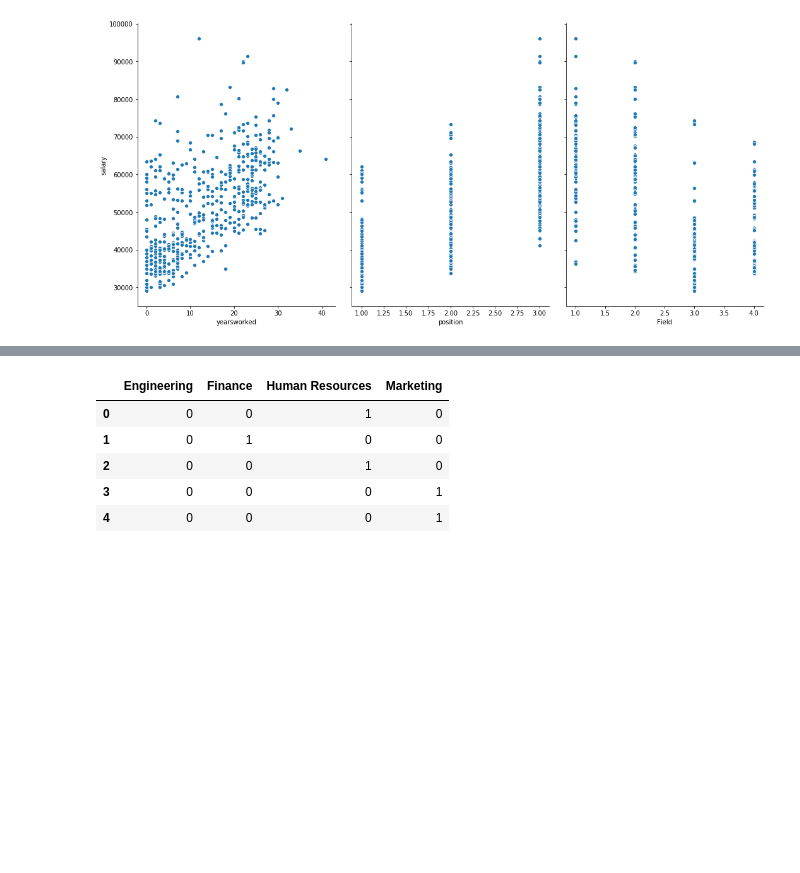
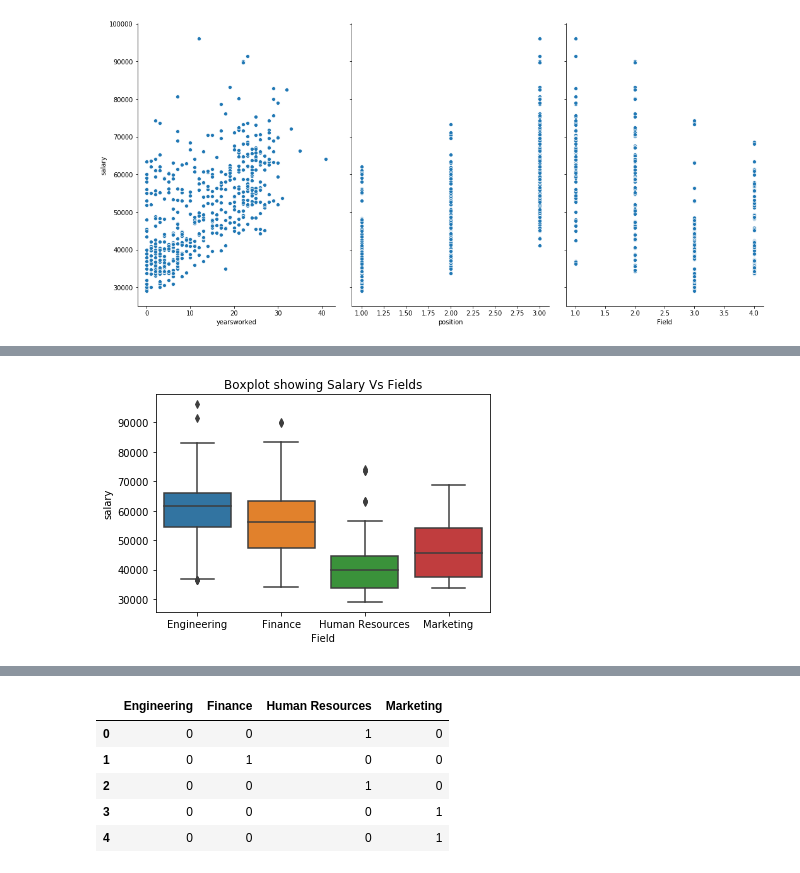
Before and after one commit to PhumlaniKubeka/MultivariateLinearRegression, a Jupyter notebook: MultiivariateLinearRegression.ipynb, the cells around one changed output, grey strips where cells are left out. Saved outputs shown, nothing was run; the diff lists cells and outputs as text; code cells hidden in the pictures; blank space fills up the shorter version.

```diff
--- a/MultiivariateLinearRegression.ipynb
+++ b/MultiivariateLinearRegression.ipynb
@@ -97,0 +99,7 @@ sns.boxplot(data = salary_data, x='position', y='salary')
+# %%
+Fields = sns.boxplot(data = salary_data, x='Field', y='salary')
+Fields.set_xticklabels(['Engineering', 'Finance','Human Resources','Marketing'])
+plt.title('Boxplot showing Salary Vs Fields')
+plt.show()
+# %% [output]
+[figure, added]
```
Also changed, not shown: parts of 44 cells of this notebook, 1 other file.
